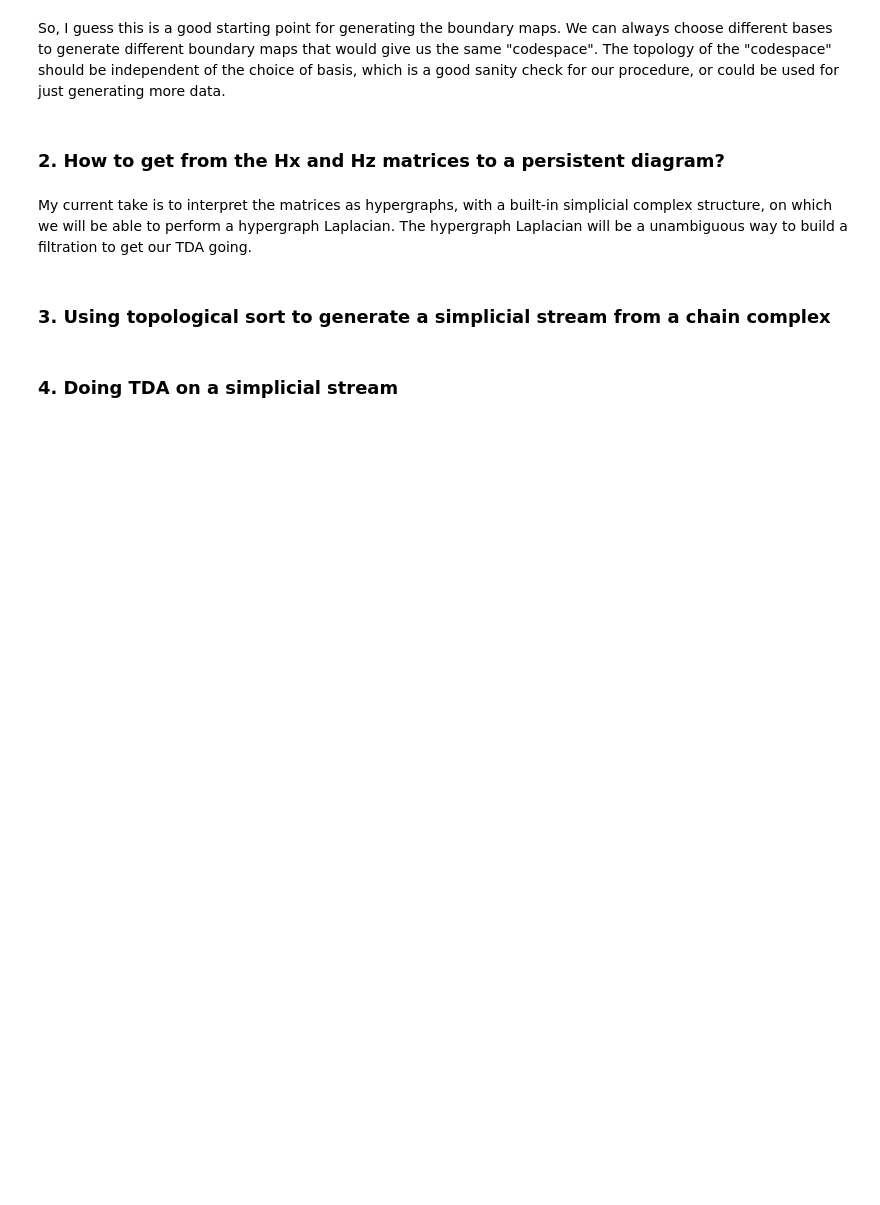
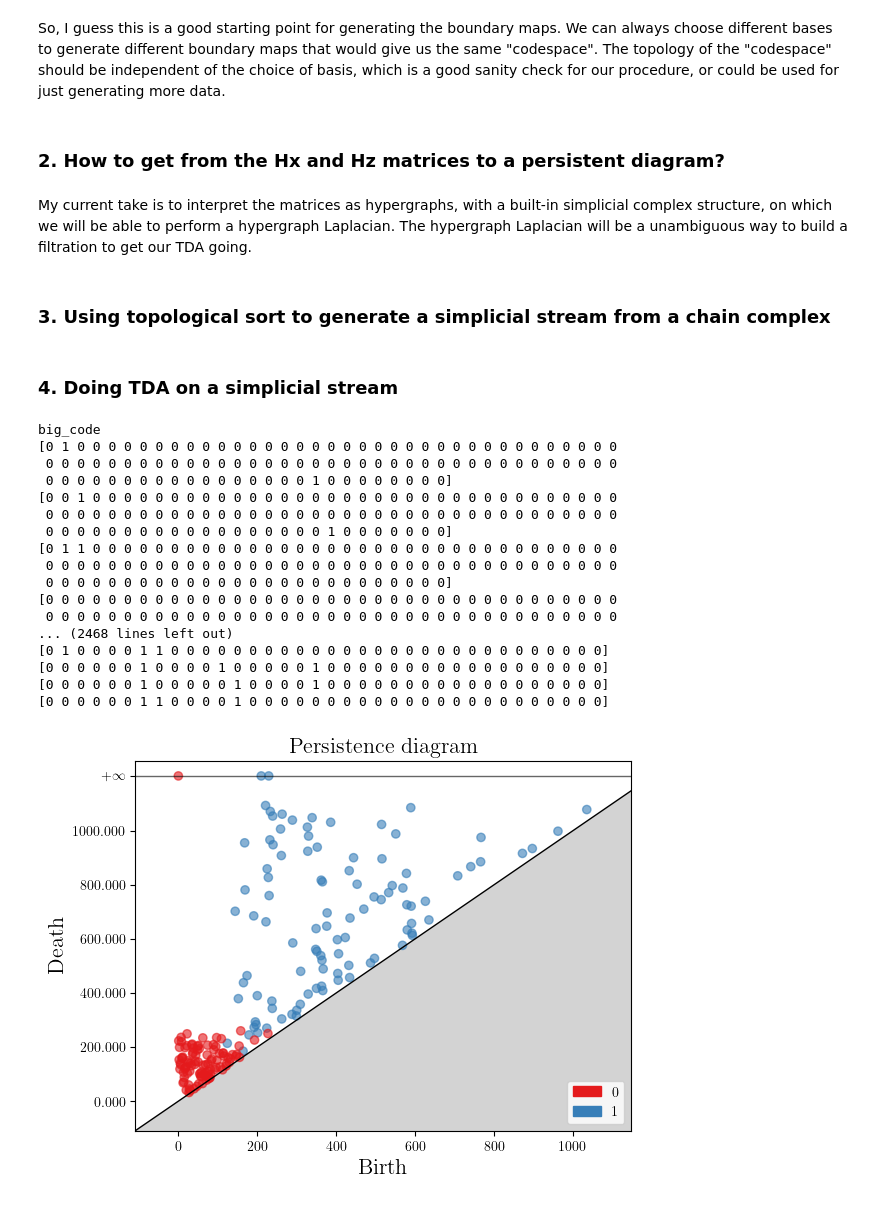
Before and after one commit to ricohasgithub/sprinkles-tda, a Jupyter notebook: data_gen.ipynb, the cells around one changed output. Saved outputs shown, nothing was run; the diff lists cells and outputs as text; code cells hidden in the pictures; blank space fills up the shorter version.

```diff
--- a/data_gen.ipynb
+++ b/data_gen.ipynb
@@ -18,7 +18,7 @@ code_dict = {}
 # %%
 code_dict['big_code'] = Toric2DCode(10)
 # %%
-code_dict['surf_code'] = Planar2DCode(3)
+#code_dict['surf_code'] = Planar2DCode(3)
 # %%
 code_dict['color488_code'] = Color488Code(3)
 # %%
@@ -78,26 +87,48 @@ diag = st.persistence()
 gudhi.plot_persistence_diagram(diag)
 st.betti_numbers()
 # %%
-Hx = big_code.Hx.toarray()
-Hz = big_code.Hz.toarray()
-filtration = sq.sample_filtration(Hx, Hz)
-st_filtration = sq.build_simplex_tree_filtration(Hx, Hz, filtration)
-# print(filtration)
-# print(st_filtration)
+for key, val in code_dict.items():
+    print(key)
+    Hx = val.Hx.toarray()
+    Hz = val.Hz.toarray()
+    filtration = fg.sample_filtration(Hx, Hz)
+    st_filtration = fg.build_simplex_tree_filtration(Hx, Hz, filtration)
+    # print(filtration)
+    # print(st_filtration)
 
-st = gudhi.SimplexTree()
-t = 0.0
-for simplex in st_filtration:
-    st.insert(simplex, t)
-    t += 1.0
+    st = gudhi.SimplexTree()
+    t = 0.0
+    for simplex in st_filtration:
+        st.insert(simplex, t)
+        t += 1.0
 
-# print(st.dimension())
-# print(st.num_simplices())
-# print(st.num_vertices())
+    # print(st.dimension())
+    # print(st.num_simplices())
+    # print(st.num_vertices())
 
-# Compute persistence
-diag = st.persistence()
-
-# Plotting the persistence diagram
-gudhi.plot_persistence_diagram(diag)
-st.betti_numbers()
+    # Compute persistence
+    diag = st.persistence()
+    betti_numbers = st.betti_numbers()
+    # Plotting the persistence diagram
+    ax = gudhi.plot_persistence_diagram(diag)
+    fig = ax.get_figure()
+    fig.savefig('figures/'+key+'_'+'betti_'+'_'.join(str(i) for i in betti_numbers))
+# %% [output]
+big_code
+[0 1 0 0 0 0 0 0 0 0 0 0 0 0 0 0 0 0 0 0 0 0 0 0 0 0 0 0 0 0 0 0 0 0 0 0 0
+ 0 0 0 0 0 0 0 0 0 0 0 0 0 0 0 0 0 0 0 0 0 0 0 0 0 0 0 0 0 0 0 0 0 0 0 0 0
+ 0 0 0 0 0 0 0 0 0 0 0 0 0 0 0 0 0 1 0 0 0 0 0 0 0 0]
+[0 0 1 0 0 0 0 0 0 0 0 0 0 0 0 0 0 0 0 0 0 0 0 0 0 0 0 0 0 0 0 0 0 0 0 0 0
+ 0 0 0 0 0 0 0 0 0 0 0 0 0 0 0 0 0 0 0 0 0 0 0 0 0 0 0 0 0 0 0 0 0 0 0 0 0
+ 0 0 0 0 0 0 0 0 0 0 0 0 0 0 0 0 0 0 1 0 0 0 0 0 0 0]
+[0 1 1 0 0 0 0 0 0 0 0 0 0 0 0 0 0 0 0 0 0 0 0 0 0 0 0 0 0 0 0 0 0 0 0 0 0
+ 0 0 0 0 0 0 0 0 0 0 0 0 0 0 0 0 0 0 0 0 0 0 0 0 0 0 0 0 0 0 0 0 0 0 0 0 0
+ 0 0 0 0 0 0 0 0 0 0 0 0 0 0 0 0 0 0 0 0 0 0 0 0 0 0]
+[0 0 0 0 0 0 0 0 0 0 0 0 0 0 0 0 0 0 0 0 0 0 0 0 0 0 0 0 0 0 0 0 0 0 0 0 0
+ 0 0 0 0 0 0 0 0 0 0 0 0 0 0 0 0 0 0 0 0 0 0 0 0 0 0 0 0 0 0 0 0 0 0 0 0 0
+... (2468 lines left out)
+[0 1 0 0 0 0 1 1 0 0 0 0 0 0 0 0 0 0 0 0 0 0 0 0 0 0 0 0 0 0 0 0 0 0 0 0]
+[0 0 0 0 0 0 1 0 0 0 0 1 0 0 0 0 0 1 0 0 0 0 0 0 0 0 0 0 0 0 0 0 0 0 0 0]
+[0 0 0 0 0 0 1 0 0 0 0 0 1 0 0 0 0 1 0 0 0 0 0 0 0 0 0 0 0 0 0 0 0 0 0 0]
+[0 0 0 0 0 0 1 1 0 0 0 0 1 0 0 0 0 0 0 0 0 0 0 0 0 0 0 0 0 0 0 0 0 0 0 0]
+[figure, added]
```
Also changed, not shown: parts of 9 cells of this notebook.
